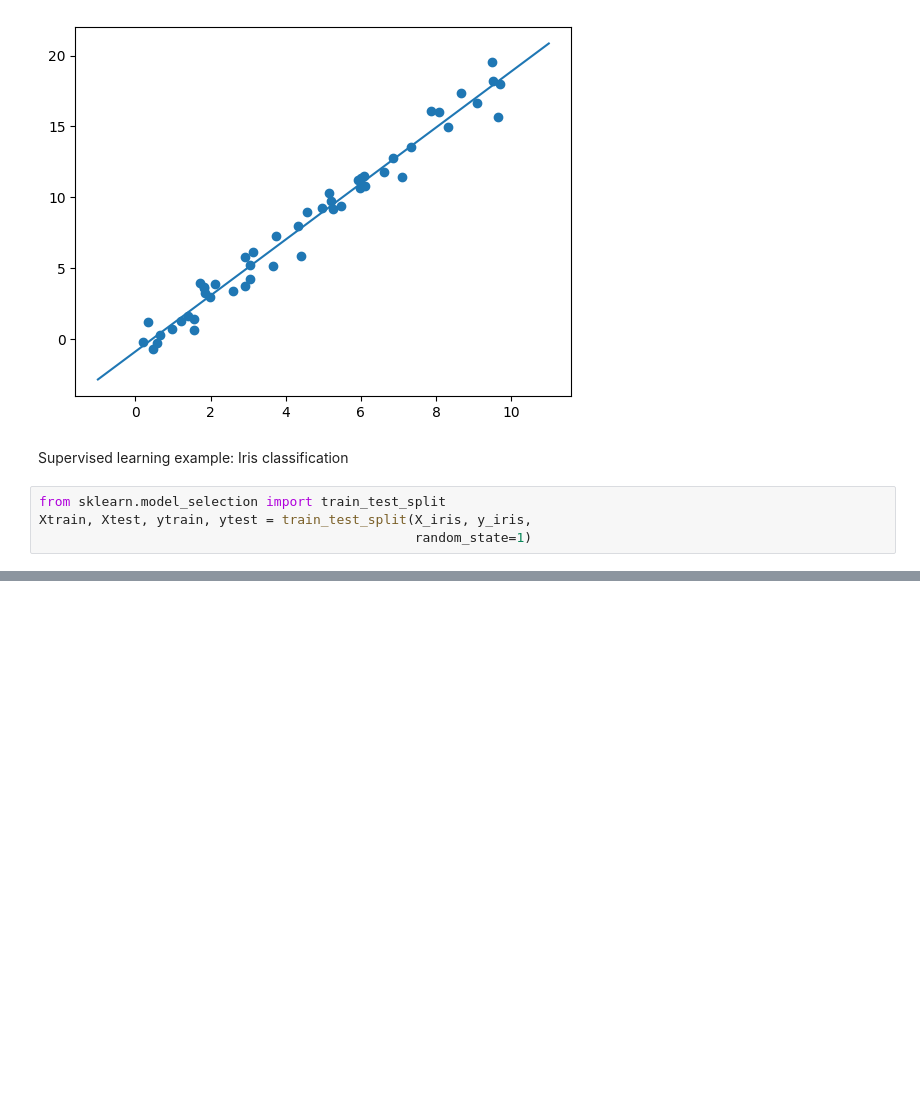
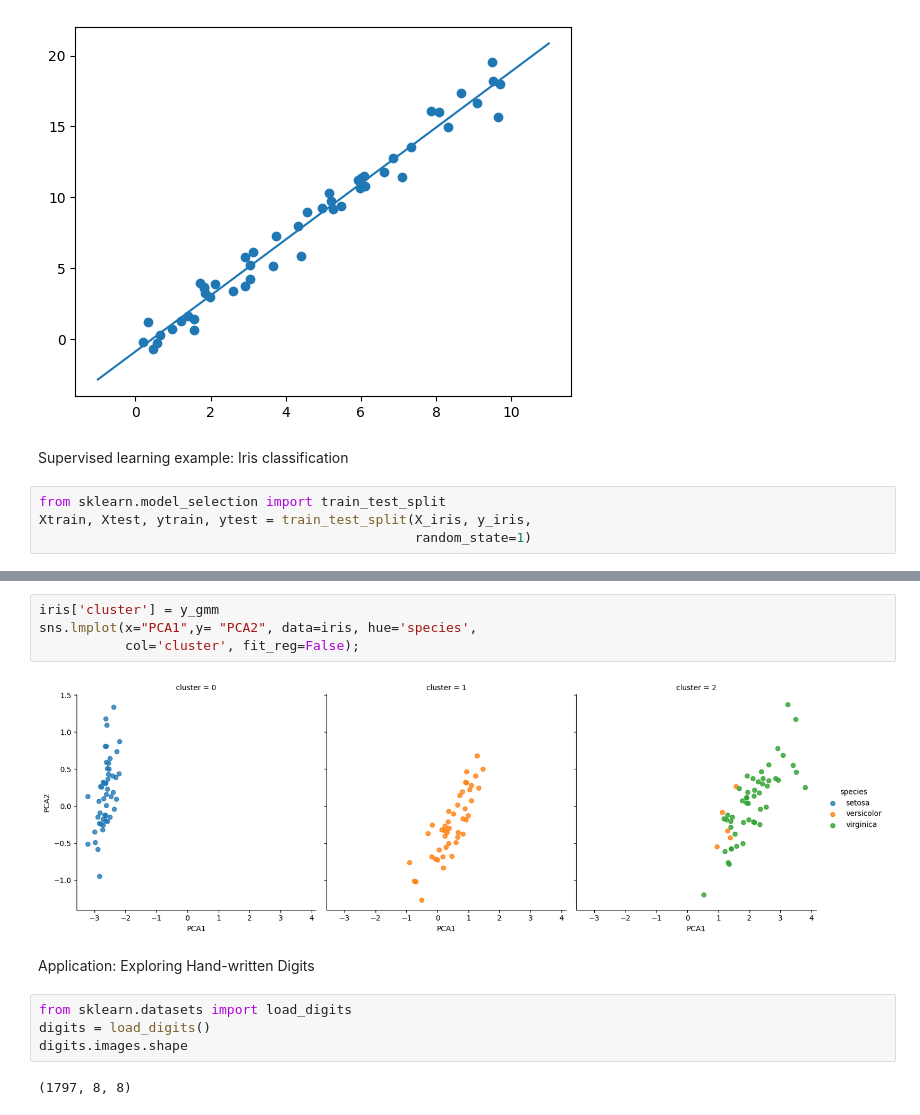
Before and after one commit to JoseLLoredoHdz/mineria, a Jupyter notebook: MineriaDeDatos2.ipynb, the cells around one changed output, grey strips where cells are left out. Saved outputs shown, nothing was run; the diff lists cells and outputs as text; blank space fills up the shorter version.

```diff
--- a/MineriaDeDatos2.ipynb
+++ b/MineriaDeDatos2.ipynb
@@ -1594,0 +1627,14 @@ Xtrain, Xtest, ytrain, ytest = train_test_split(X_iris, y_iris,
+# %%
+iris['cluster'] = y_gmm
+sns.lmplot(x="PCA1",y= "PCA2", data=iris, hue='species',
+           col='cluster', fit_reg=False);
+# %% [output]
+[figure, added]
+# %% [markdown]
+Application: Exploring Hand-written Digits
+# %%
+from sklearn.datasets import load_digits
+digits = load_digits()
+digits.images.shape
+# %% [output]
+(1797, 8, 8)
```
Also changed, not shown: parts of 16 cells of this notebook.
